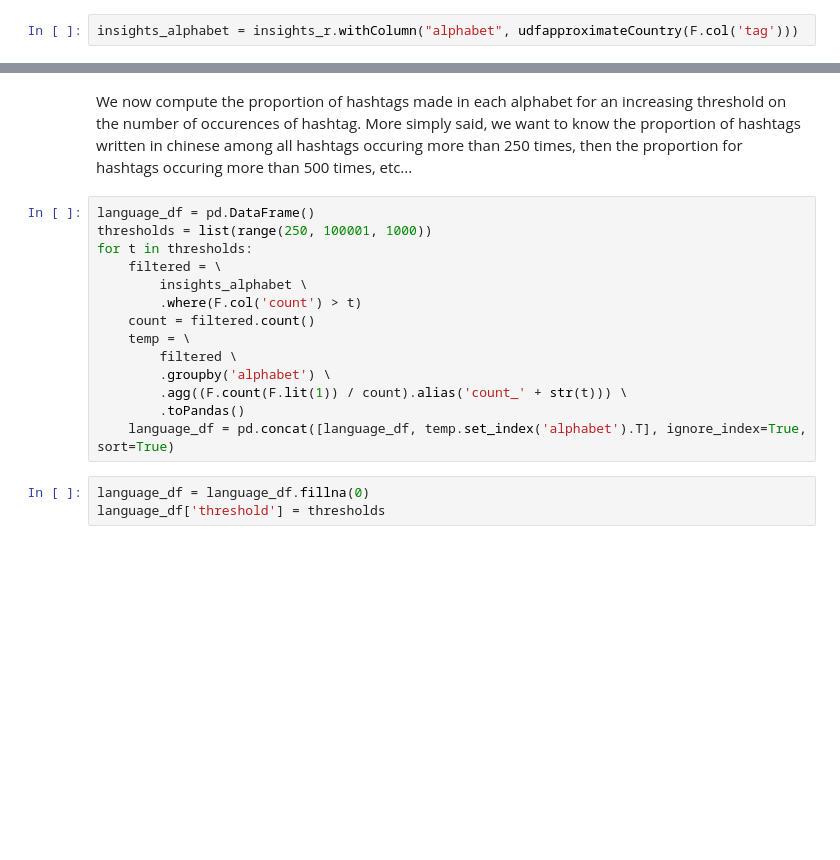
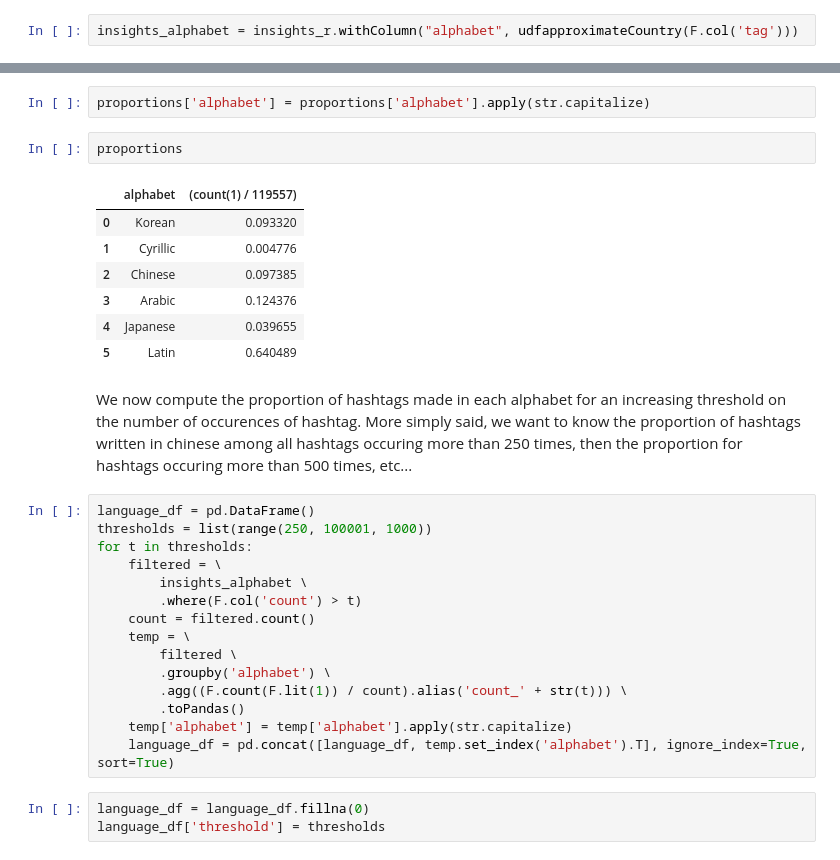
Before and after one commit to poechsel/ADA-project, a Jupyter notebook: analysis.ipynb, the cells around one changed output, grey strips where cells are left out. Saved outputs shown, nothing was run; the diff lists cells and outputs as text; blank space fills up the shorter version.

```diff
--- a/analysis.ipynb
+++ b/analysis.ipynb
@@ -673,3 +747,15 @@ insights_alphabet = insights_r.withColumn("alphabet", udfapproximateCountry(F.co
+# %%
+proportions['alphabet'] = proportions['alphabet'].apply(str.capitalize)
+# %%
+proportions
+# %% [output]
+|  | alphabet | (count(1) / 119557) |
+| 0 | Korean | 0.093320 |
+| 1 | Cyrillic | 0.004776 |
+| 2 | Chinese | 0.097385 |
+| 3 | Arabic | 0.124376 |
+| 4 | Japanese | 0.039655 |
+| 5 | Latin | 0.640489 |
 # %% [markdown]
 We now compute the proportion of hashtags made in each alphabet for an increasing threshold on the number of occurences of hashtag.
 More simply said, we want to know the proportion of hashtags written in chinese among all hashtags occuring more than 250 times, then the proportion for hashtags occuring more than 500 times, etc...
@@ -686,6 +772,7 @@ for t in thresholds:
         .groupby('alphabet') \
         .agg((F.count(F.lit(1)) / count).alias('count_' + str(t))) \
         .toPandas()
+    temp['alphabet'] = temp['alphabet'].apply(str.capitalize)
     language_df = pd.concat([language_df, temp.set_index('alphabet').T], ignore_index=True, sort=True)
 # %%
 language_df = language_df.fillna(0)
```
Also changed, not shown: parts of 17 cells of this notebook, 5 other files.
